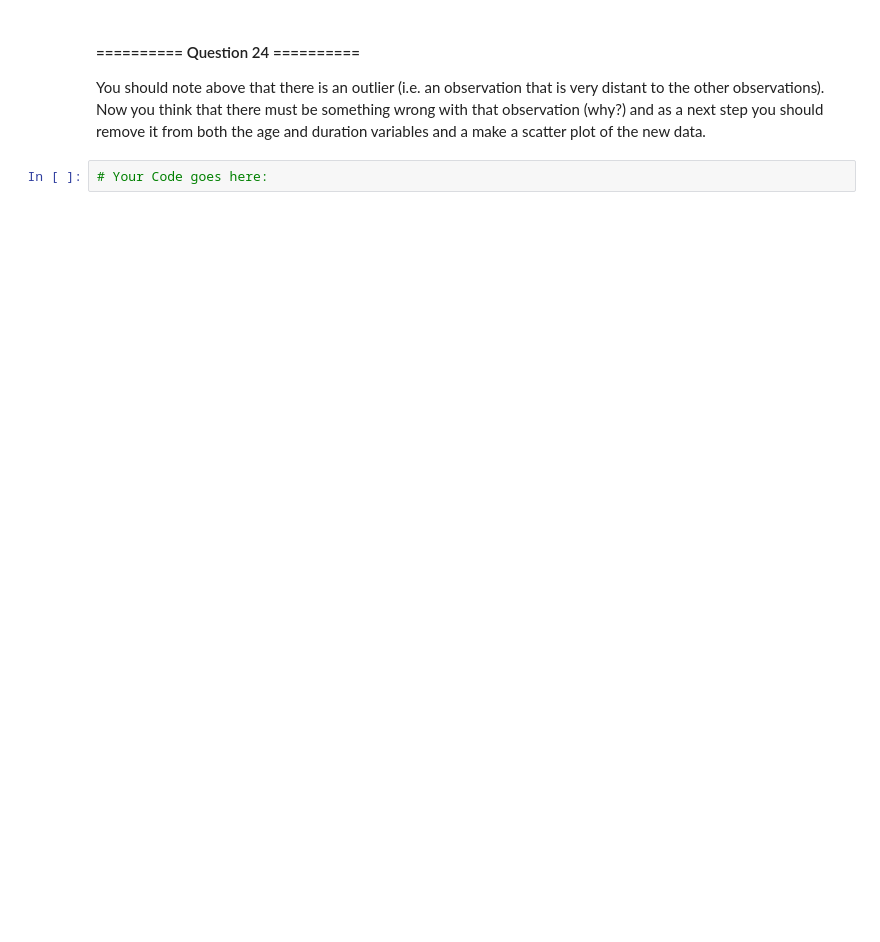
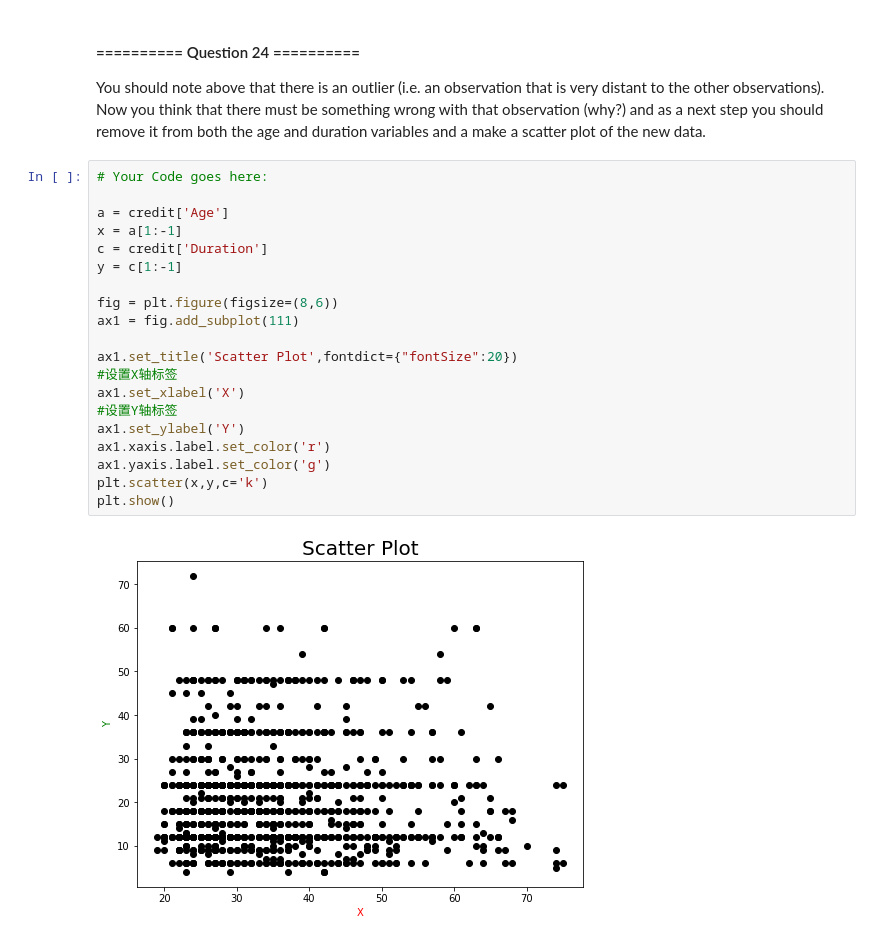
Before and after one commit to LewisLauYang/IAML2018, a Jupyter notebook: Labs/00 - Introduction.ipynb, the cells around one changed output. Drawn from its saved outputs; the diff is of its cells as text; blank space fills up the shorter version.

```diff
--- a/Labs/00 - Introduction.ipynb
+++ b/Labs/00 - Introduction.ipynb
@@ -1404,5 +1553,25 @@ Initialise an empty figure of size (8,6). Create a scatter plot of the observati
 # %% [markdown]
 #### ========== Question 24 ==========
 You should note above that there is an outlier (i.e. an observation that is very distant to the other observations). Now you think that there must be something wrong with that observation (why?) and as a next step you should remove it from both the age and duration variables and a make a scatter plot of the new data.
-# %%
-# Your Code goes here:
+# %%
+# Your Code goes here:
+
+a = credit['Age']
+x = a[1:-1]
+c = credit['Duration']
+y = c[1:-1]
+
+fig = plt.figure(figsize=(8,6))
+ax1 = fig.add_subplot(111)
+
+ax1.set_title('Scatter Plot',fontdict={"fontSize":20})
+#设置X轴标签
+ax1.set_xlabel('X')
+#设置Y轴标签
+ax1.set_ylabel('Y')
+ax1.xaxis.label.set_color('r')
+ax1.yaxis.label.set_color('g')
+plt.scatter(x,y,c='k')
+plt.show()
+# %% [output]
+[figure, added]
```
Also changed, not shown: parts of 24 cells of this notebook, 1 other file.
